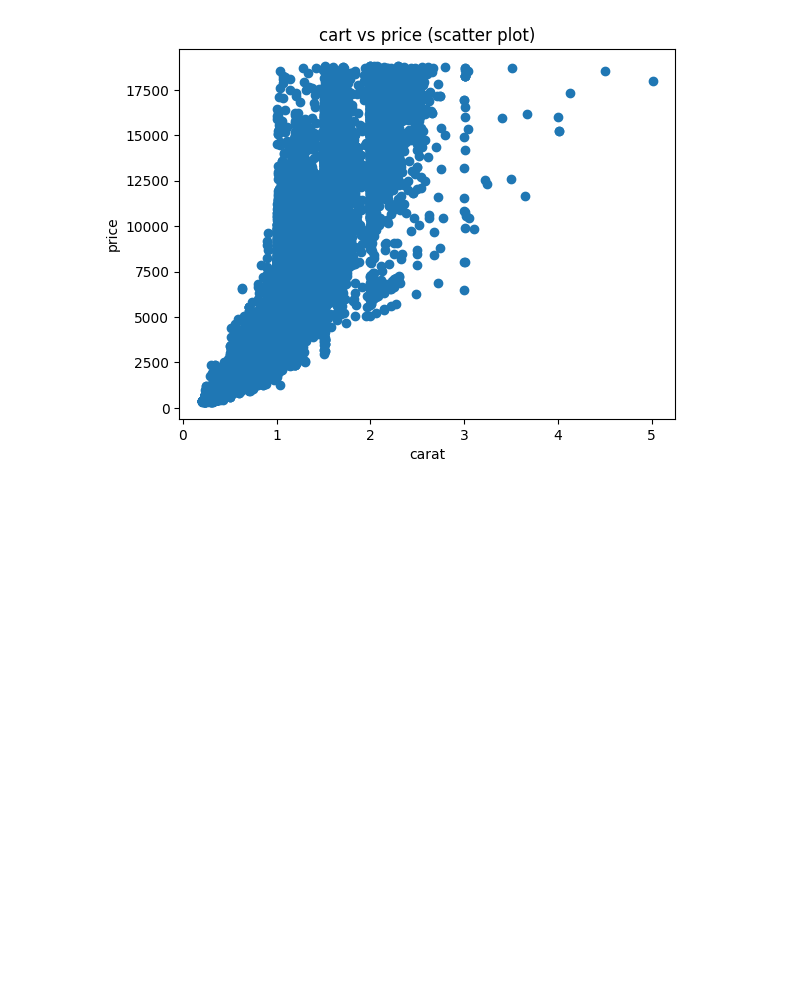
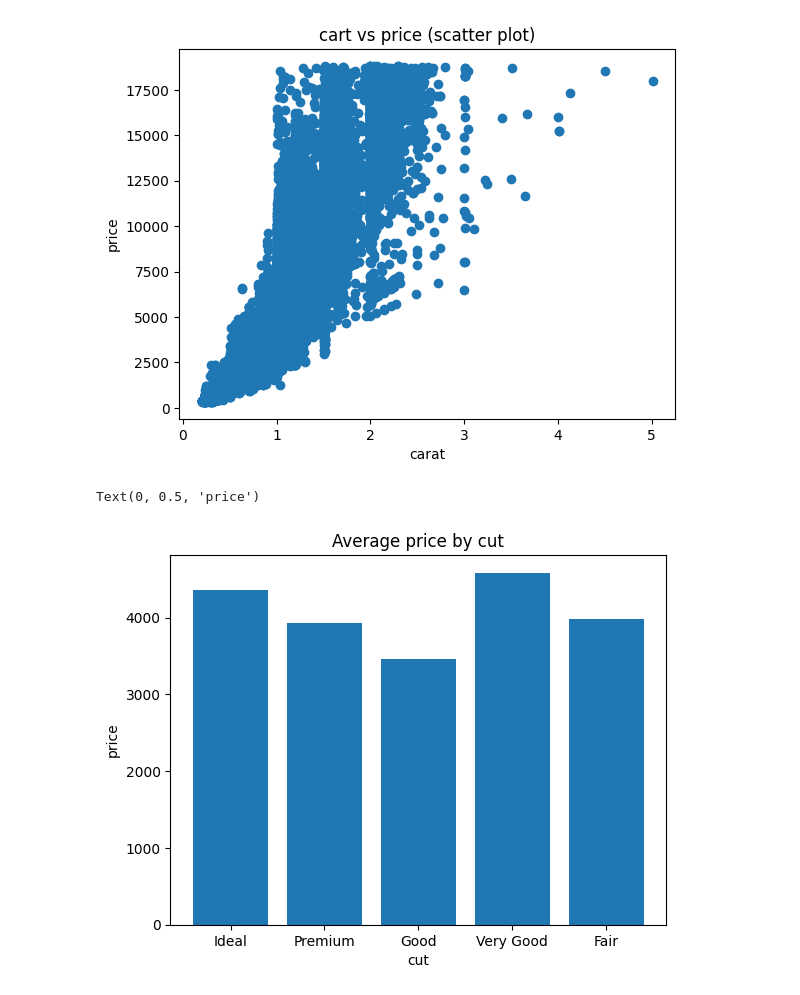
Before and after one commit to IjazUllahKhan/python-ml-ai-journey, a Jupyter notebook: 08_data_visualization/data_visualization_with_matplotlib_and_seaborn.ipynb, the cells around one changed output. Saved outputs shown, nothing was run; the diff lists cells and outputs as text; code cells hidden in the pictures; blank space fills up the shorter version.

```diff
--- a/08_data_visualization/data_visualization_with_matplotlib_and_seaborn.ipynb
+++ b/08_data_visualization/data_visualization_with_matplotlib_and_seaborn.ipynb
@@ -36,3 +36,12 @@ plt.ylabel("price")
 # %% [output]
 Text(0, 0.5, 'price')
 [figure]
+# %%
+# Bar plot
+plt.bar(df["cut"].unique(),df.groupby("cut")["price"].mean())
+plt.title("Average price by cut")
+plt.xlabel("cut")
+plt.ylabel("price")
+# %% [output]
+Text(0, 0.5, 'price')
+[figure, added]
```
Also changed, not shown: parts of 4 cells of this notebook, 6 other files.
